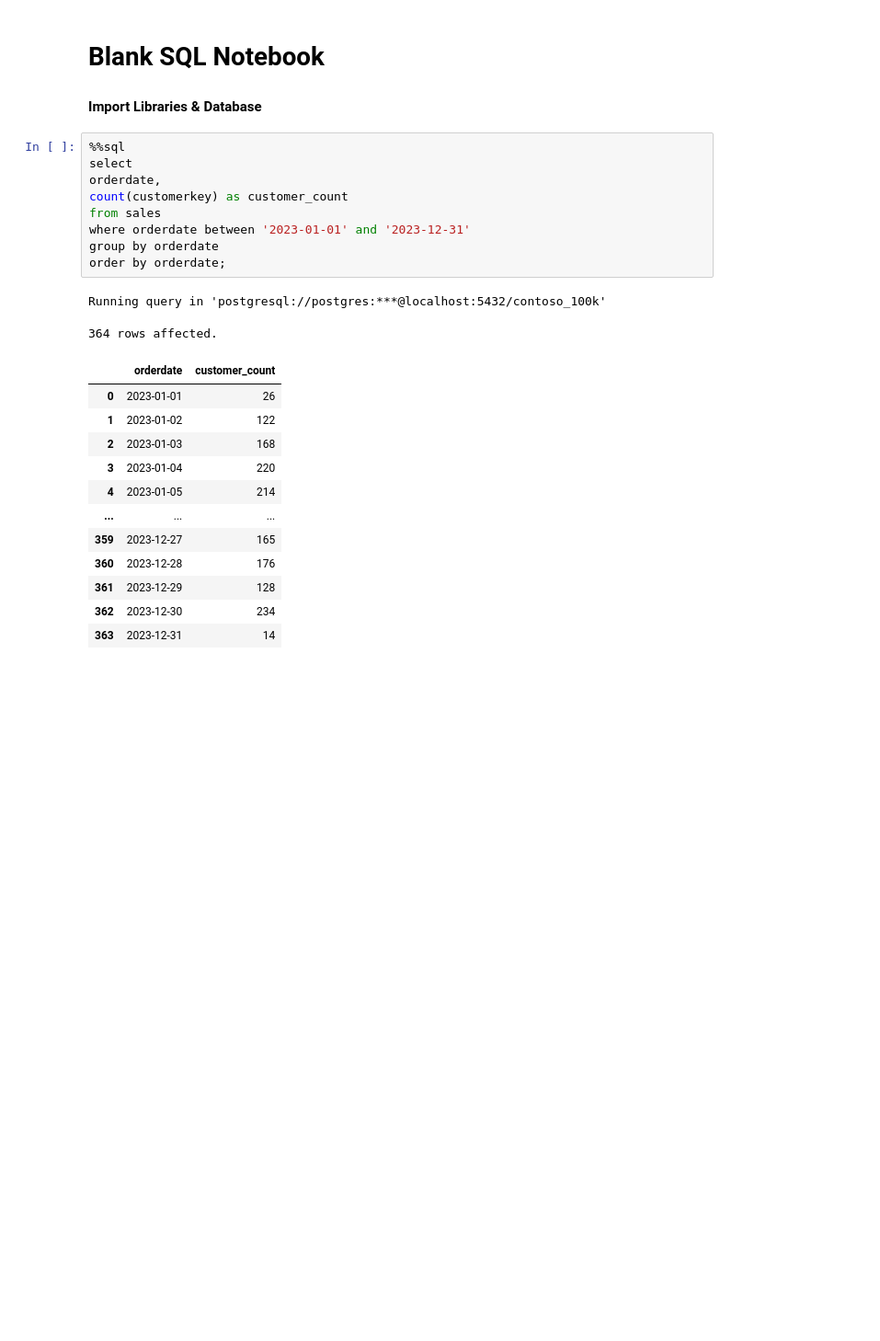
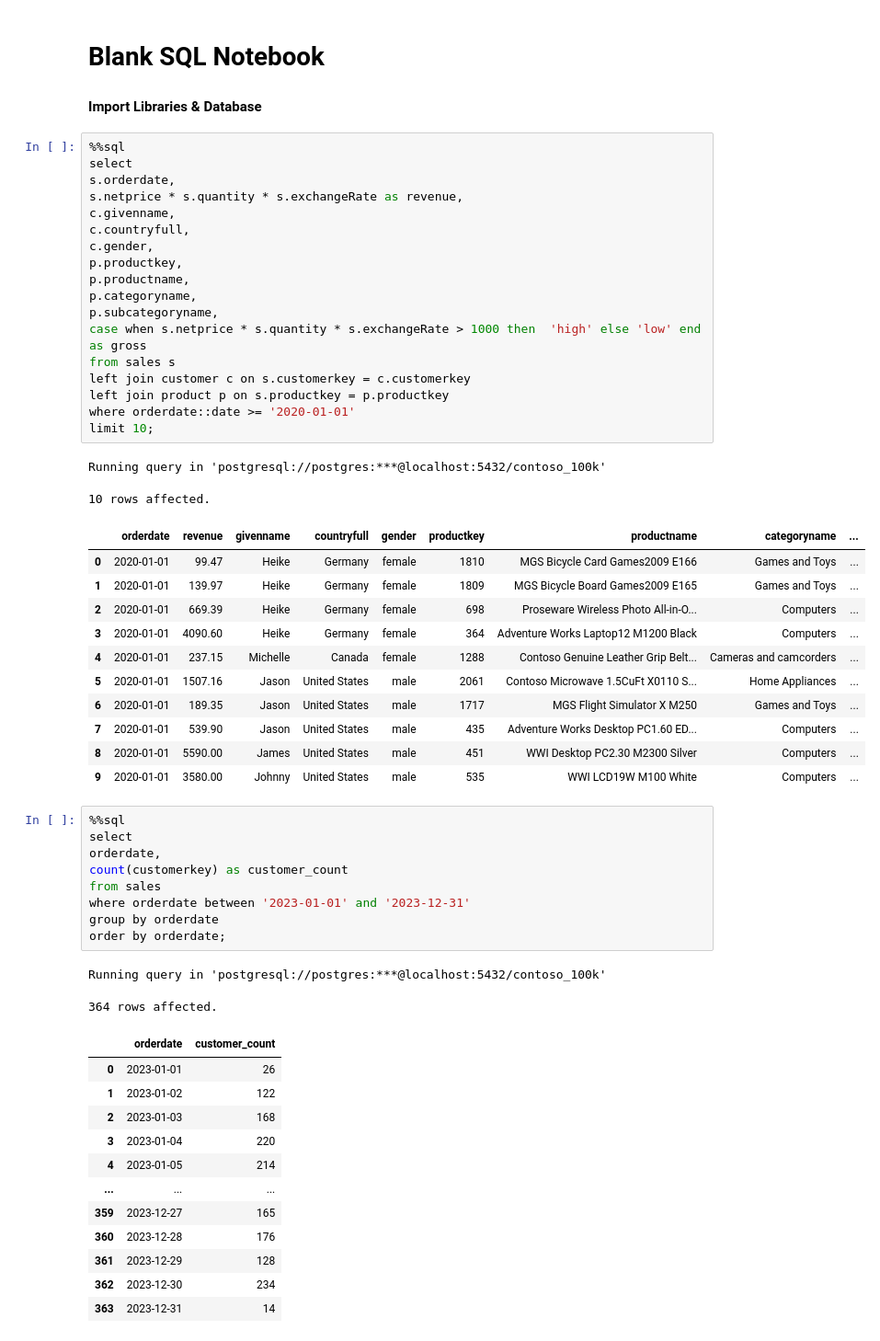
Before and after one commit to Nour-salepan/collab, a Jupyter notebook: Resources/Blank_SQL_Notebook.ipynb, the cells around one changed output. Shown: that part at 92% size. Drawn from its saved outputs; the diff is of its cells as text; blank space fills up the shorter version.

```diff
--- a/Resources/Blank_SQL_Notebook.ipynb
+++ b/Resources/Blank_SQL_Notebook.ipynb
@@ -6,6 +8,38 @@
 # Blank SQL Notebook
 
 #### Import Libraries & Database
+# %%
+%%sql
+select
+s.orderdate,
+s.netprice * s.quantity * s.exchangeRate as revenue,
+c.givenname,
+c.countryfull,
+c.gender,
+p.productkey,
+p.productname,
+p.categoryname,
+p.subcategoryname,
+case when s.netprice * s.quantity * s.exchangeRate > 1000 then  'high' else 'low' end as gross
+from sales s
+left join customer c on s.customerkey = c.customerkey
+left join product p on s.productkey = p.productkey
+where orderdate::date >= '2020-01-01'
+limit 10;
+# %% [output]
+Running query in 'postgresql://postgres:***@localhost:5432/contoso_100k'
+10 rows affected.
+|  | orderdate | revenue | givenname | countryfull | gender | productkey | productname | categoryname | ... |
+| 0 | 2020-01-01 | 99.47 | Heike | Germany | female | 1810 | MGS Bicycle Card Games2009 E166 | Games and Toys | ... |
+| 1 | 2020-01-01 | 139.97 | Heike | Germany | female | 1809 | MGS Bicycle Board Games2009 E165 | Games and Toys | ... |
+| 2 | 2020-01-01 | 669.39 | Heike | Germany | female | 698 | Proseware Wireless Photo All-in-O... | Computers | ... |
+| 3 | 2020-01-01 | 4090.60 | Heike | Germany | female | 364 | Adventure Works Laptop12 M1200 Black | Computers | ... |
+| 4 | 2020-01-01 | 237.15 | Michelle | Canada | female | 1288 | Contoso Genuine Leather Grip Belt... | Cameras and camcorders | ... |
+| 5 | 2020-01-01 | 1507.16 | Jason | United States | male | 2061 | Contoso Microwave 1.5CuFt X0110 S... | Home Appliances | ... |
+| 6 | 2020-01-01 | 189.35 | Jason | United States | male | 1717 | MGS Flight Simulator X M250 | Games and Toys | ... |
+| 7 | 2020-01-01 | 539.90 | Jason | United States | male | 435 | Adventure Works Desktop PC1.60 ED... | Computers | ... |
+| 8 | 2020-01-01 | 5590.00 | James | United States | male | 451 | WWI Desktop PC2.30 M2300 Silver | Computers | ... |
+| 9 | 2020-01-01 | 3580.00 | Johnny | United States | male | 535 | WWI LCD19W M100 White | Computers | ... |
 # %%
 %%sql
 select
```
Also changed, not shown: parts of 1 cell of this notebook.
